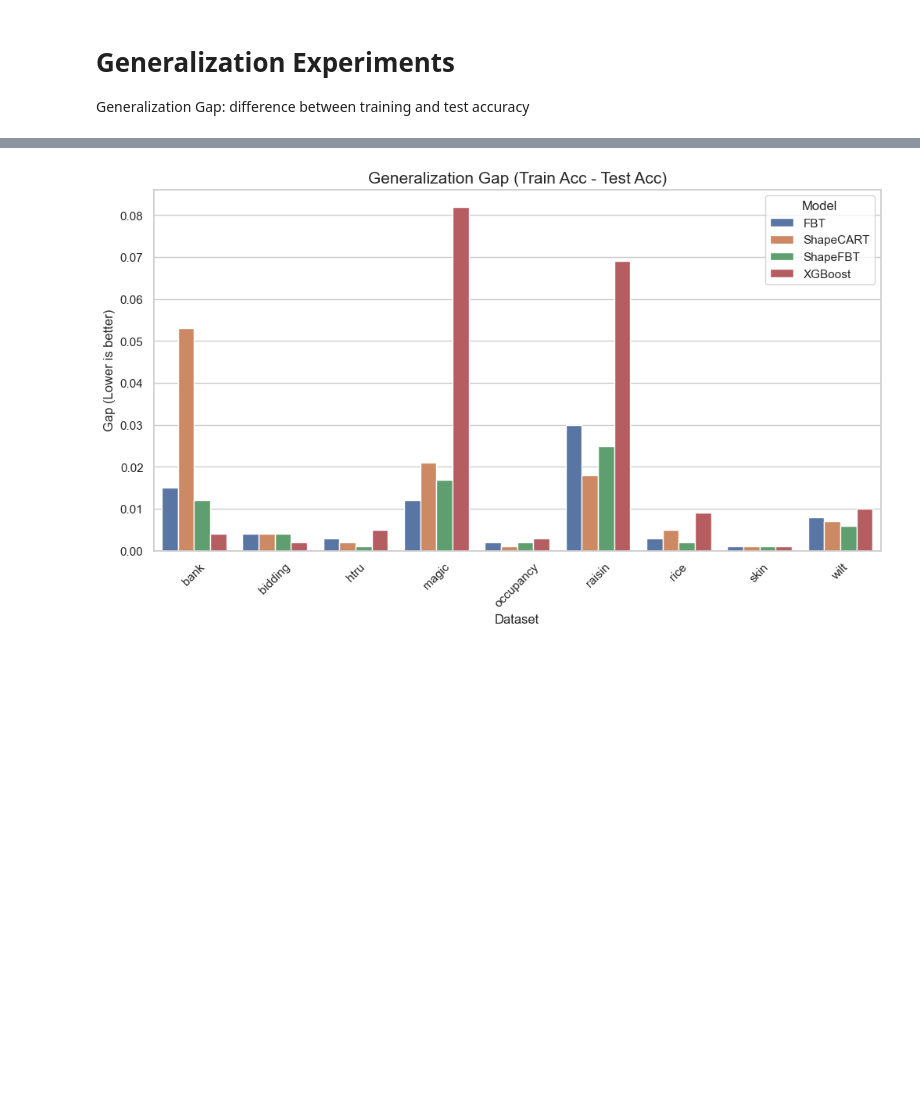
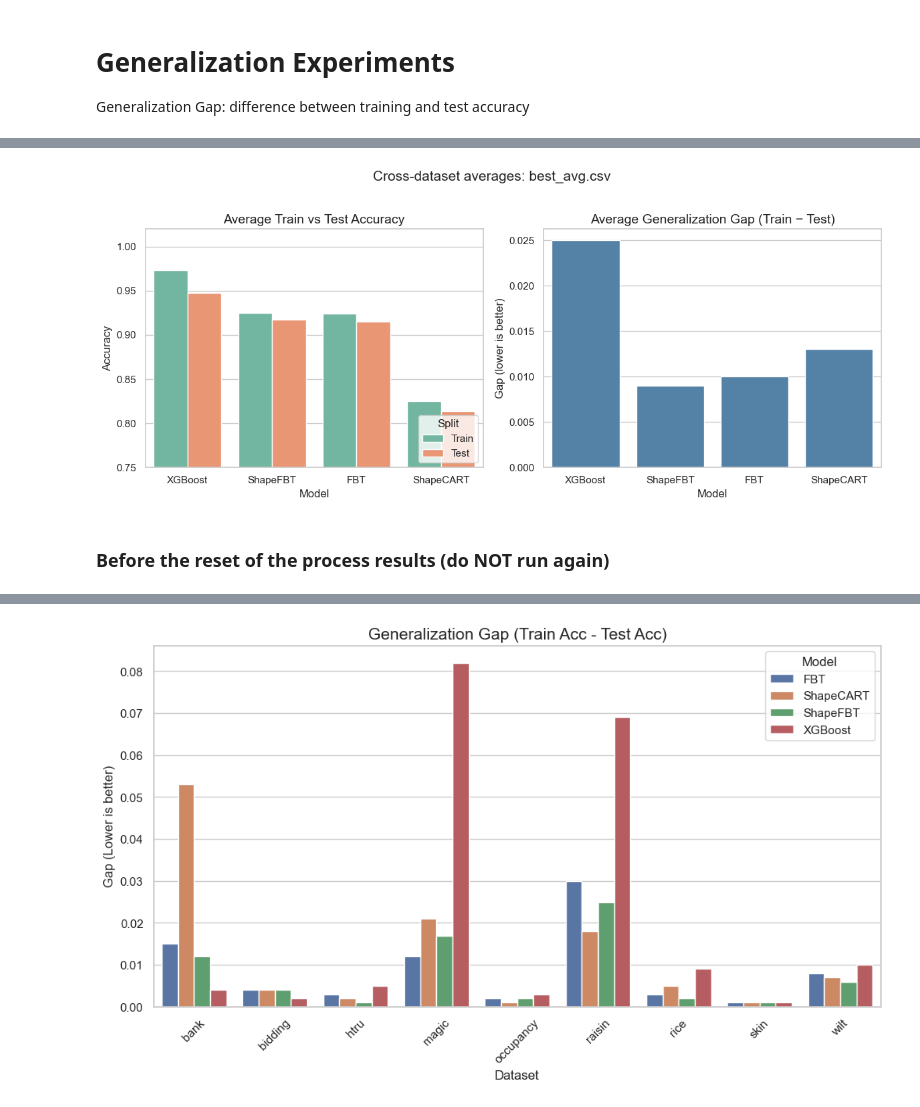
Before and after one commit to bzorbozan/SagiXGBoostTreeApproximator, a Jupyter notebook: analysis/generalization_analysis.ipynb, the cells around one changed output, grey strips where cells are left out. Saved outputs shown, nothing was run; the diff lists cells and outputs as text; code cells hidden in the pictures; blank space fills up the shorter version.

```diff
--- a/analysis/generalization_analysis.ipynb
+++ b/analysis/generalization_analysis.ipynb
@@ -22,3 +67,39 @@ sns.set_theme(style="whitegrid")
+# %%
+# Cell 5: Dataset-averaged metrics (best_avg.csv)
+model_order = ['XGBoost', 'ShapeFBT', 'FBT', 'ShapeCART']
+plot_models = best_avg.copy()
+plot_models['model'] = pd.Categorical(plot_models['model'], categories=model_order, ordered=True)
+plot_models = plot_models.sort_values('model')
+
+fig, axes = plt.subplots(1, 2, figsize=(12, 5))
+
+acc_long = plot_models.melt(
+    id_vars=['model'],
+    value_vars=['train_acc', 'test_acc'],
+    var_name='split',
+    value_name='accuracy',
+)
+acc_long['split'] = acc_long['split'].map({'train_acc': 'Train', 'test_acc': 'Test'})
+
+sns.barplot(data=acc_long, x='model', y='accuracy', hue='split', ax=axes[0], palette='Set2')
+axes[0].set_title('Average Train vs Test Accuracy', fontsize=14)
+axes[0].set_ylabel('Accuracy')
+axes[0].set_xlabel('Model')
+axes[0].set_ylim(0.75, 1.02)
+axes[0].legend(title='Split', loc='lower right')
+
+sns.barplot(data=plot_models, x='model', y='generalization_gap', ax=axes[1], color='steelblue')
+axes[1].set_title('Average Generalization Gap (Train − Test)', fontsize=14)
+axes[1].set_ylabel('Gap (lower is better)')
+axes[1].set_xlabel('Model')
+
+plt.suptitle('Cross-dataset averages: best_avg.csv', fontsize=15, y=1.02)
+plt.tight_layout()
+plt.show()
+# %% [output]
+[figure, added]
+# %% [markdown]
+### Before the reset of the process results (do NOT run again)
 # %%
 # Cell 2: Test Accuracy Comparison per Dataset
 excluded_datasets = {'avila', 'bean', 'eye-state', 'fault', 'page', 'room', 'segment'}
```
Also changed, not shown: parts of 5 cells of this notebook, 7 other files.
